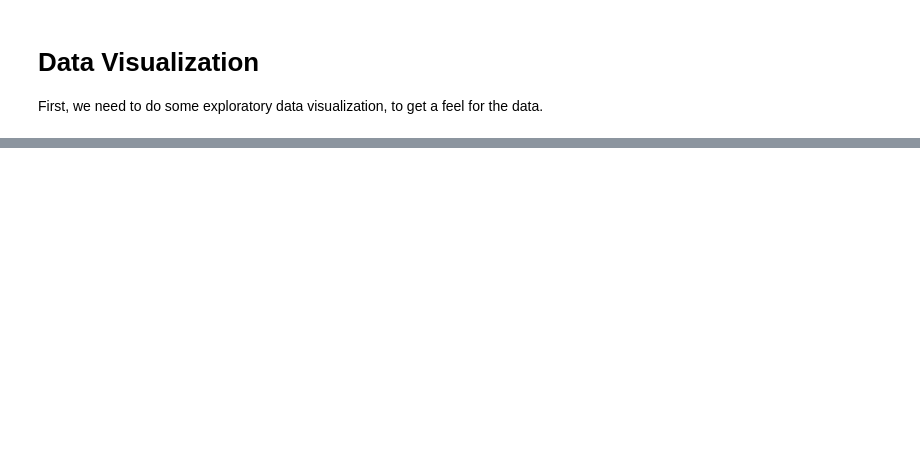
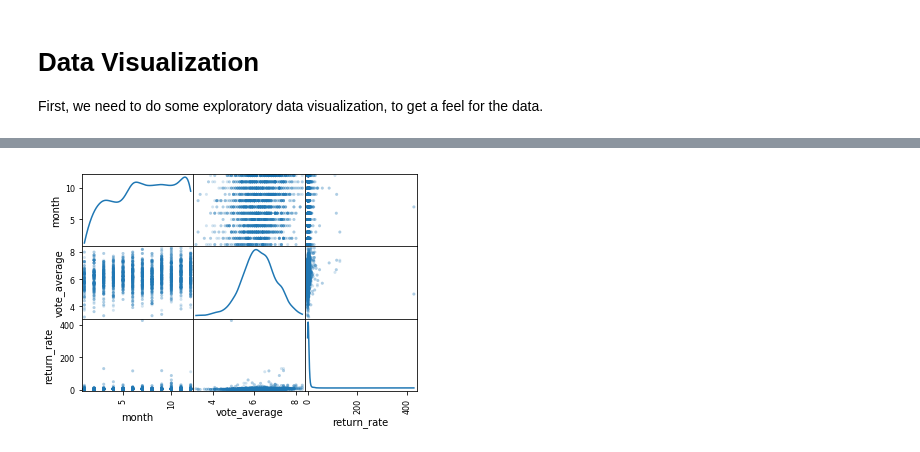
Before and after one commit to k-chau/What-Makes-a-Movie-Profit-, a Jupyter notebook: FinalProject.ipynb, the cells around one changed output, grey strips where cells are left out. Saved outputs shown, nothing was run; the diff lists cells and outputs as text; code cells hidden in the pictures; blank space fills up the shorter version.

```diff
--- a/FinalProject.ipynb
+++ b/FinalProject.ipynb
@@ -712,0 +255,4 @@ the ratio of Mystery is 0.002
+# %%
+fig = pd.plotting.scatter_matrix(df[['month','vote_average','return_rate']], alpha=0.2, diagonal='kde')
+# %% [output]
+[figure, added]
```
Also changed, not shown: parts of 157 cells of this notebook.
